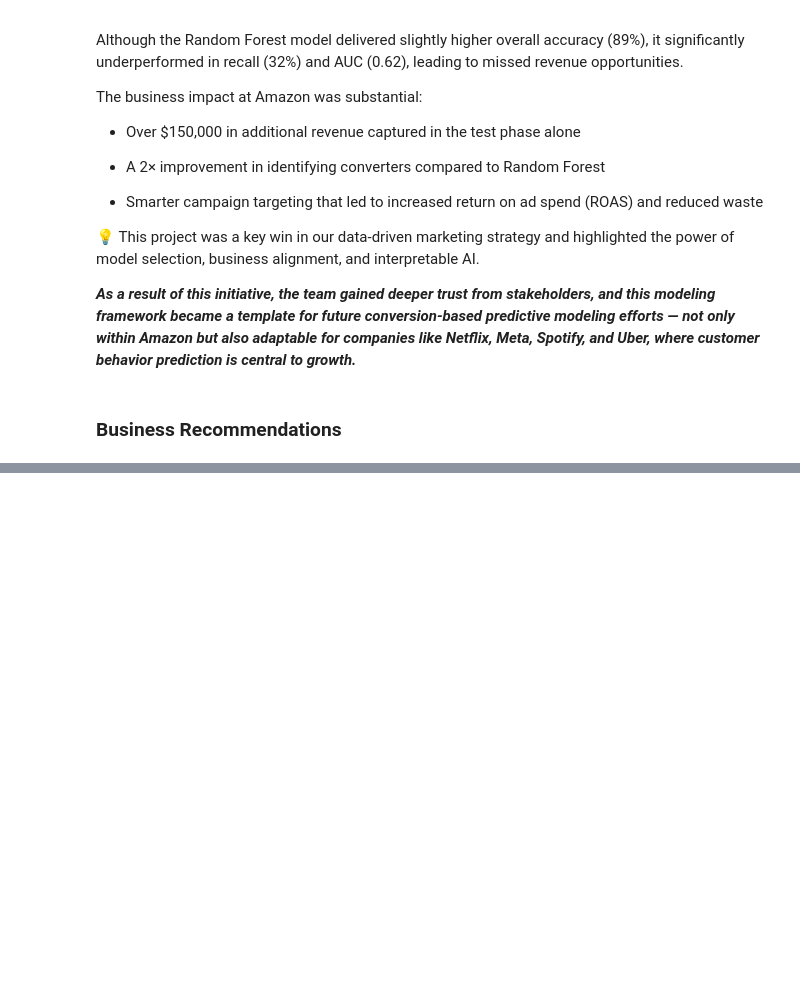
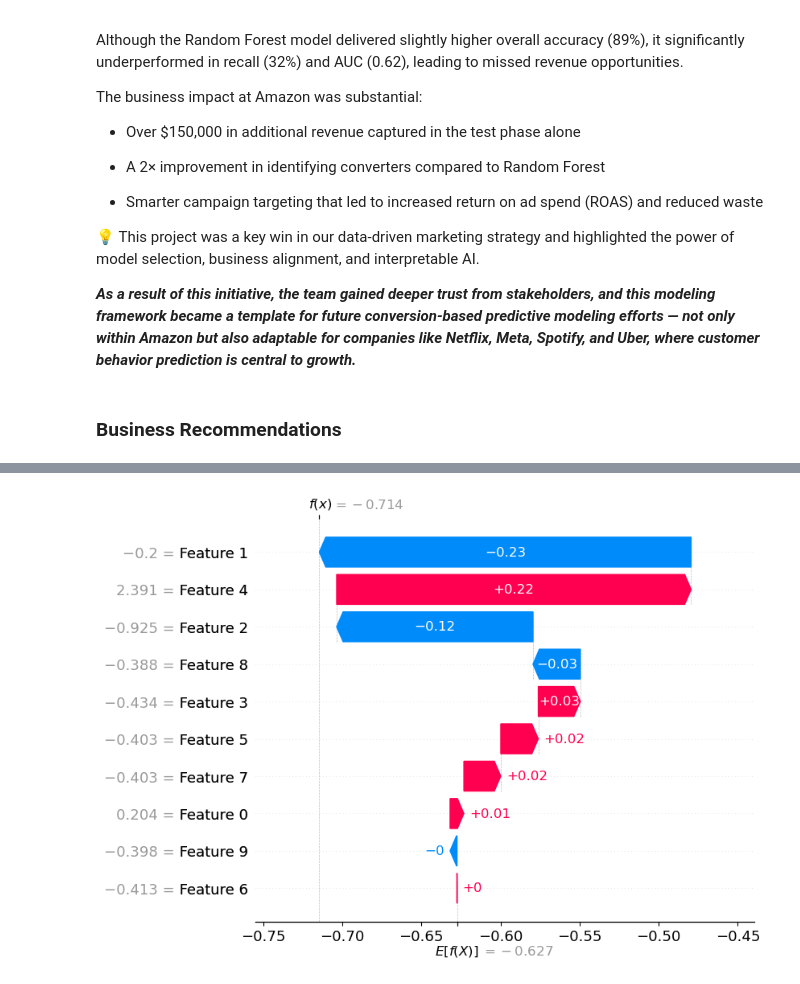
Before and after one commit to SweetySeelam2/Marketing_Strategy_AB_Testing, a Jupyter notebook: Marketing_AB_Testing.ipynb, the cells around one changed output, grey strips where cells are left out. Drawn from its saved outputs; the diff is of its cells as text; code cells hidden in the pictures; blank space fills up the shorter version.

```diff
--- a/Marketing_AB_Testing.ipynb
+++ b/Marketing_AB_Testing.ipynb
@@ -486,0 +557,5 @@ The business impact at Amazon was substantial:
+# %%
+# For example, explain the first test sample
+shap.plots.waterfall(shap_values[0])
+# %% [output]
+[figure, added]
```
Also changed, not shown: parts of 17 cells of this notebook.
